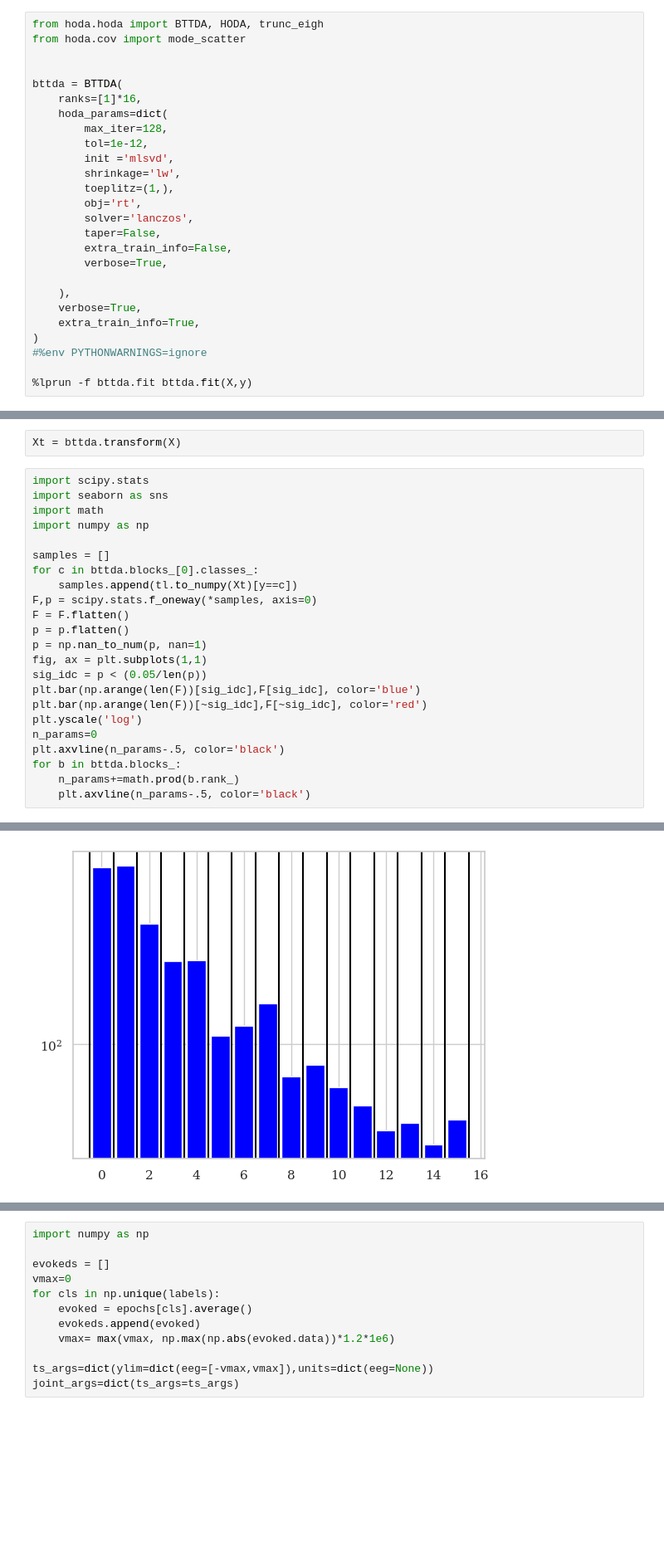
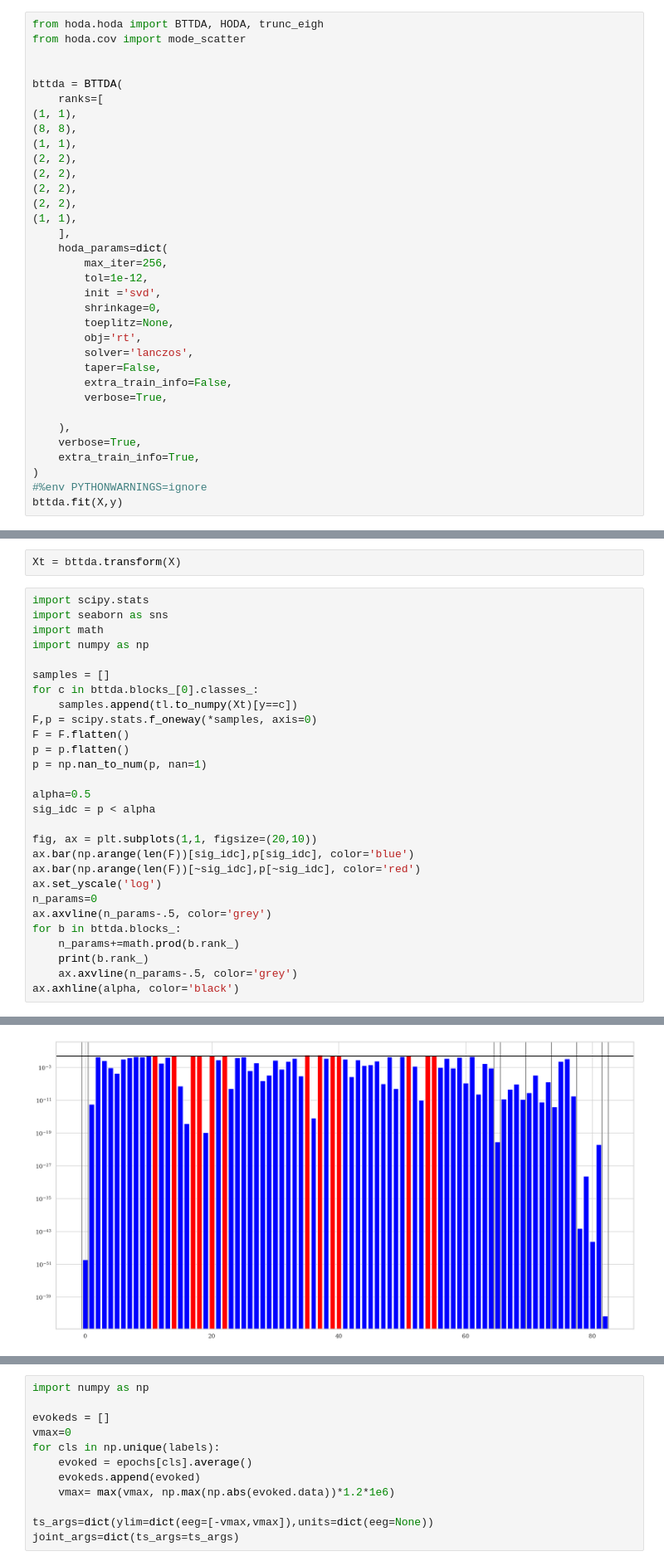
Before and after one commit to arnevdk/bttda, a Jupyter notebook: notebooks/bttda.ipynb, the cells around one changed output, grey strips where cells are left out. Shown at 83% size. Cells and saved outputs as stored; diff of their text form; blank space fills up the shorter version.

```diff
--- a/notebooks/bttda.ipynb
+++ b/notebooks/bttda.ipynb
@@ -78,13 +80,22 @@ from hoda.cov import mode_scatter
 
 
 bttda = BTTDA(
-    ranks=[1]*16,
+    ranks=[
+(1, 1),
+(8, 8),
+(1, 1),
+(2, 2),
+(2, 2),
+(2, 2),
+(2, 2),
+(1, 1),
+    ],
     hoda_params=dict(
-        max_iter=128,
+        max_iter=256,
         tol=1e-12,
-        init ='mlsvd',
-        shrinkage='lw',
-        toeplitz=(1,),
+        init ='svd',
+        shrinkage=0,
+        toeplitz=None,
         obj='rt',
         solver='lanczos',
         taper=False,
@@ -96,6 +107,5 @@ bttda = BTTDA(
     extra_train_info=True,
 )
 #%env PYTHONWARNINGS=ignore
-
-%lprun -f bttda.fit bttda.fit(X,y)
+bttda.fit(X,y)
 # %% [output]
@@ -171,14 +176,19 @@ F,p = scipy.stats.f_oneway(*samples, axis=0)
 F = F.flatten()
 p = p.flatten()
 p = np.nan_to_num(p, nan=1)
-fig, ax = plt.subplots(1,1)
-sig_idc = p < (0.05/len(p))
-plt.bar(np.arange(len(F))[sig_idc],F[sig_idc], color='blue')
-plt.bar(np.arange(len(F))[~sig_idc],F[~sig_idc], color='red')
-plt.yscale('log')
+
+alpha=0.5
+sig_idc = p < alpha
+
+fig, ax = plt.subplots(1,1, figsize=(20,10))
+ax.bar(np.arange(len(F))[sig_idc],p[sig_idc], color='blue')
+ax.bar(np.arange(len(F))[~sig_idc],p[~sig_idc], color='red')
+ax.set_yscale('log')
 n_params=0
-plt.axvline(n_params-.5, color='black')
+ax.axvline(n_params-.5, color='grey')
 for b in bttda.blocks_:
     n_params+=math.prod(b.rank_)
-    plt.axvline(n_params-.5, color='black')
+    print(b.rank_)
+    ax.axvline(n_params-.5, color='grey')
+ax.axhline(alpha, color='black')
 # %% [output]
@@ -185,4 +204,4 @@ for b in bttda.blocks_:
-[figure, old version]
+[figure, new version]
 # %%
 from sklearn.manifold import TSNE
 import math
```
Also changed, not shown: parts of 13 cells of this notebook, 12 other files.
